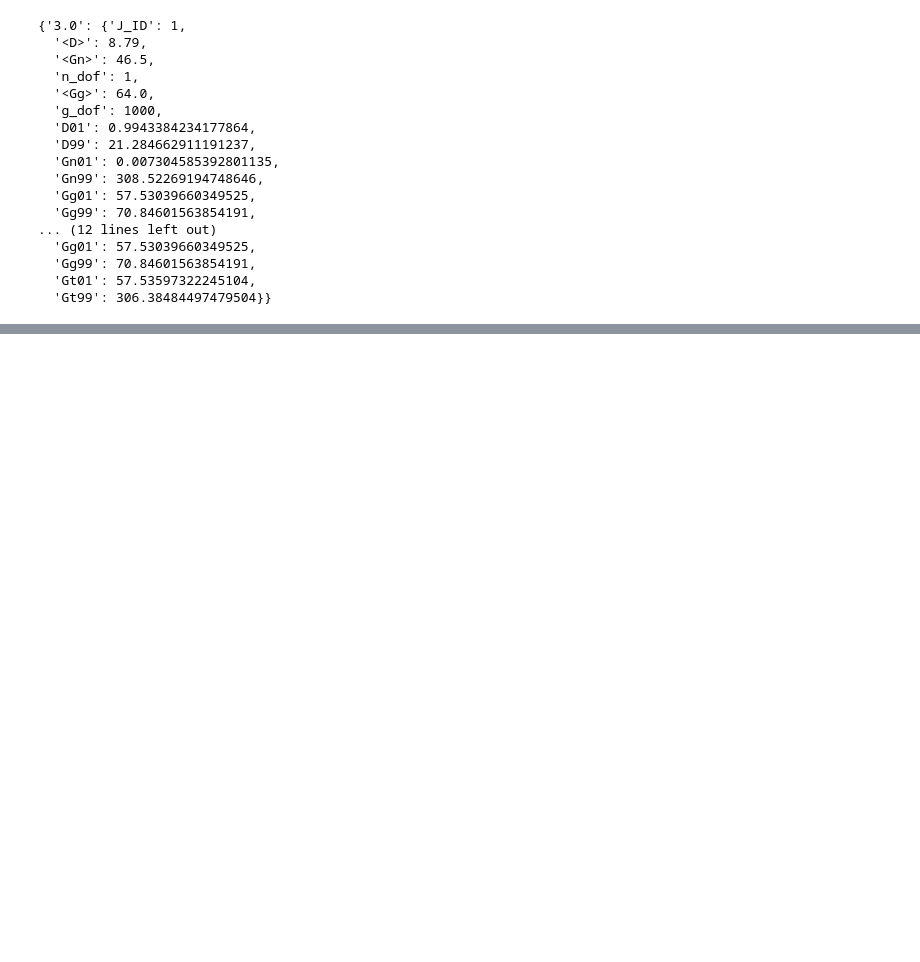
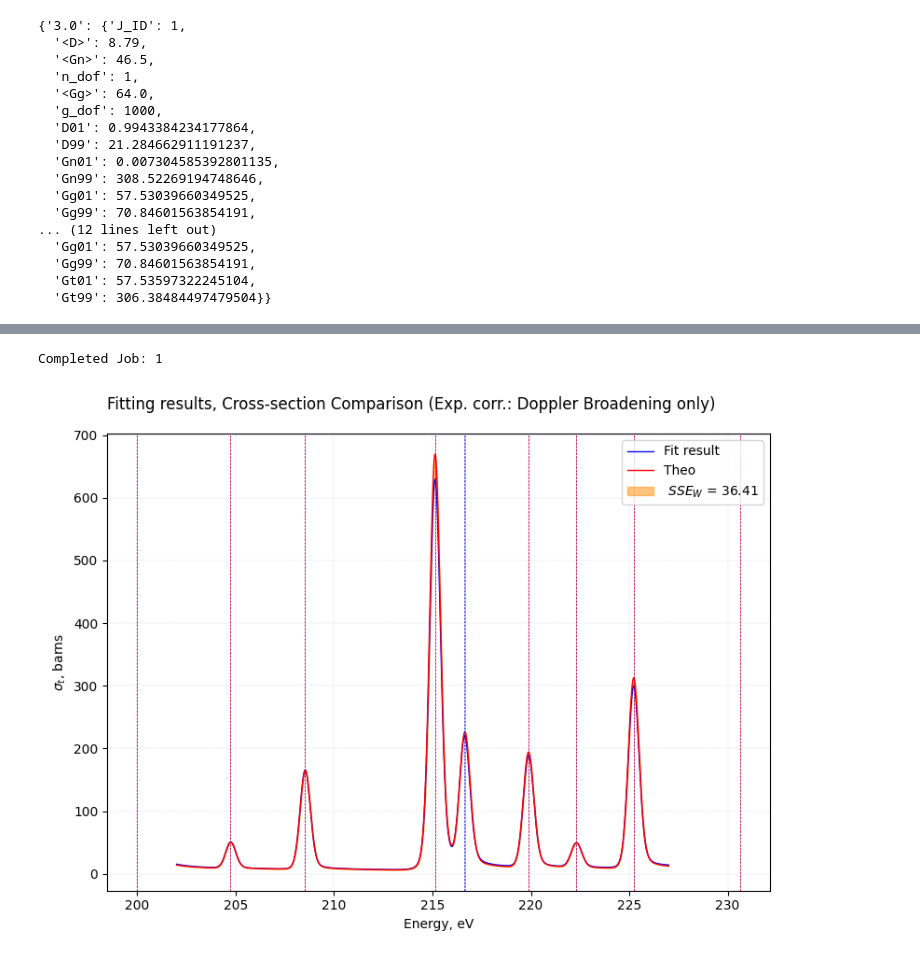
Before and after one commit to Naww137/ATARI, a Jupyter notebook: examples/Ta181_Analysis/hist_reader_comparison.ipynb, the cells around one changed output, grey strips where cells are left out. Cells and saved outputs as stored; diff of their text form; code cells hidden in the pictures; blank space fills up the shorter version.

```diff
--- a/examples/Ta181_Analysis/hist_reader_comparison.ipynb
+++ b/examples/Ta181_Analysis/hist_reader_comparison.ipynb
@@ -227,3 +345,23 @@ SSE_Gg, SSE_Gn1, SSE_sf_fig = elim_addit_funcs.calc_strength_functions(
+# %%
+# xs to show
+from ATARI.utils.misc import fine_egrid
+
+energy_grid = fine_egrid(energy = allexp_data[model_to_show]['energy_range'])
+
+df_est, df_theo, resid_matrix, SSE_dict, xs_figure = elim_addit_funcs.calc_all_SSE_gen_XS_plot(
+                        est_ladder = allexp_data[model_to_show]['hist'].elimination_history[comp_level]['selected_ladder_chars'].par_post,
+                        theo_ladder = true_chars.par_post,
+                        Ta_pair = Ta_pair,
+                        settings = settings,
+                        energy_grid = energy_grid,
+                        reactions_SSE = ['capture', 'elastic'],
+                        fig_size = fig_size_XS,
+                        calc_fig = True,
+                        fig_yscale='linear'
+                )
+# %% [output]
+Completed Job: 1
+[figure, added]
 # %%
 # check what model in compare models has lower number of resonances
 
```
Also changed, not shown: parts of 11 cells of this notebook, 4 other files.
